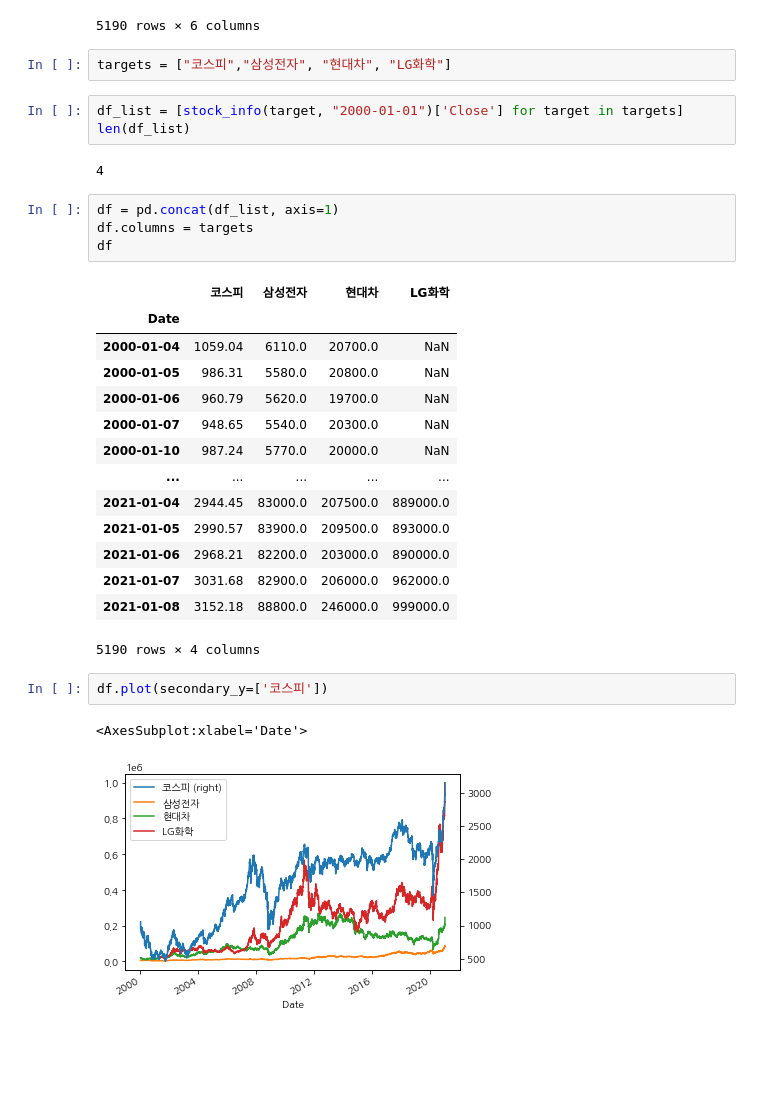
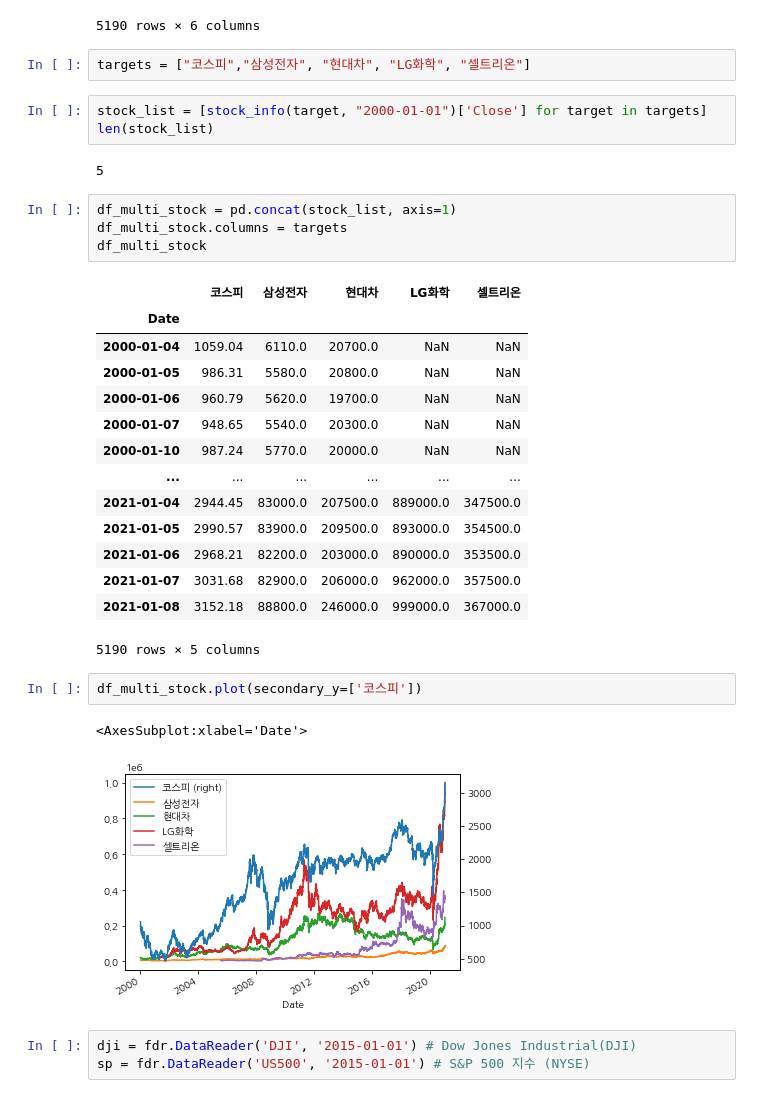
Before and after one commit to Kstyle0710/my_economy, a Jupyter notebook: KOSPI.ipynb, the cells around one changed output. Saved outputs shown, nothing was run; the diff lists cells and outputs as text; blank space fills up the shorter version.

```diff
--- a/KOSPI.ipynb
+++ b/KOSPI.ipynb
@@ -37,33 +59,36 @@ stock_info("코스피", "2000-01-01")
 | 2021-01-08 | 3152.18 | 3040.11 | 3161.11 | 3040.11 | 1.270000e+06 | 0.0397 |
 5190 rows × 6 columns
 # %%
-targets = ["코스피","삼성전자", "현대차", "LG화학"]
+targets = ["코스피","삼성전자", "현대차", "LG화학", "셀트리온"]
 # %%
-df_list = [stock_info(target, "2000-01-01")['Close'] for target in targets]
-len(df_list)
+stock_list = [stock_info(target, "2000-01-01")['Close'] for target in targets]
+len(stock_list)
 # %% [output]
-4
+5
 # %%
-df = pd.concat(df_list, axis=1)
-df.columns = targets
-df
+df_multi_stock = pd.concat(stock_list, axis=1)
+df_multi_stock.columns = targets
+df_multi_stock
 # %% [output]
-|  | 코스피 | 삼성전자 | 현대차 | LG화학 |
-| Date |  |  |  |  |
-| 2000-01-04 | 1059.04 | 6110.0 | 20700.0 | NaN |
-| 2000-01-05 | 986.31 | 5580.0 | 20800.0 | NaN |
-| 2000-01-06 | 960.79 | 5620.0 | 19700.0 | NaN |
-| 2000-01-07 | 948.65 | 5540.0 | 20300.0 | NaN |
-| 2000-01-10 | 987.24 | 5770.0 | 20000.0 | NaN |
-| ... | ... | ... | ... | ... |
-| 2021-01-04 | 2944.45 | 83000.0 | 207500.0 | 889000.0 |
-| 2021-01-05 | 2990.57 | 83900.0 | 209500.0 | 893000.0 |
-| 2021-01-06 | 2968.21 | 82200.0 | 203000.0 | 890000.0 |
-| 2021-01-07 | 3031.68 | 82900.0 | 206000.0 | 962000.0 |
-| 2021-01-08 | 3152.18 | 88800.0 | 246000.0 | 999000.0 |
+|  | 코스피 | 삼성전자 | 현대차 | LG화학 | 셀트리온 |
+| Date |  |  |  |  |  |
+| 2000-01-04 | 1059.04 | 6110.0 | 20700.0 | NaN | NaN |
+| 2000-01-05 | 986.31 | 5580.0 | 20800.0 | NaN | NaN |
+| 2000-01-06 | 960.79 | 5620.0 | 19700.0 | NaN | NaN |
+| 2000-01-07 | 948.65 | 5540.0 | 20300.0 | NaN | NaN |
+| 2000-01-10 | 987.24 | 5770.0 | 20000.0 | NaN | NaN |
+| ... | ... | ... | ... | ... | ... |
+| 2021-01-04 | 2944.45 | 83000.0 | 207500.0 | 889000.0 | 347500.0 |
+| 2021-01-05 | 2990.57 | 83900.0 | 209500.0 | 893000.0 | 354500.0 |
+| 2021-01-06 | 2968.21 | 82200.0 | 203000.0 | 890000.0 | 353500.0 |
+| 2021-01-07 | 3031.68 | 82900.0 | 206000.0 | 962000.0 | 357500.0 |
+| 2021-01-08 | 3152.18 | 88800.0 | 246000.0 | 999000.0 | 367000.0 |
-5190 rows × 4 columns
+5190 rows × 5 columns
 # %%
-df.plot(secondary_y=['코스피'])
+df_multi_stock.plot(secondary_y=['코스피'])
 # %% [output]
 <AxesSubplot:xlabel='Date'>
-[figure, old version]
+[figure, new version]
+# %%
+dji = fdr.DataReader('DJI', '2015-01-01') # Dow Jones Industrial(DJI)
+sp = fdr.DataReader('US500', '2015-01-01') # S&P 500 지수 (NYSE)
```
Also changed, not shown: parts of 3 cells of this notebook, 2 other files.
